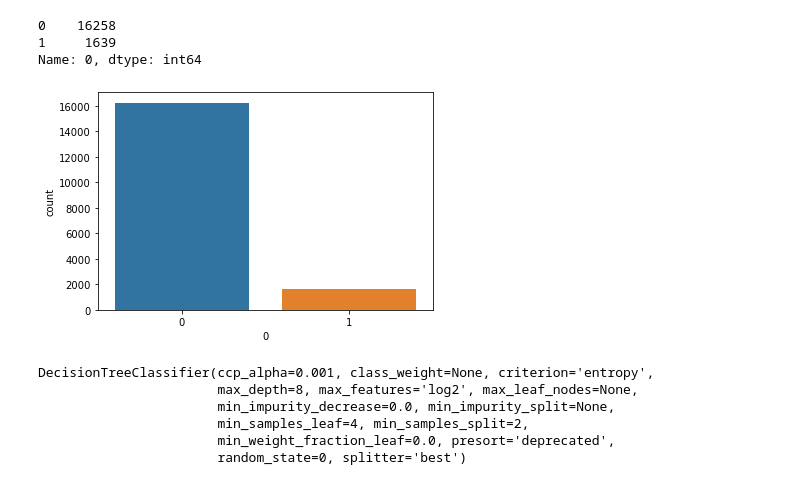
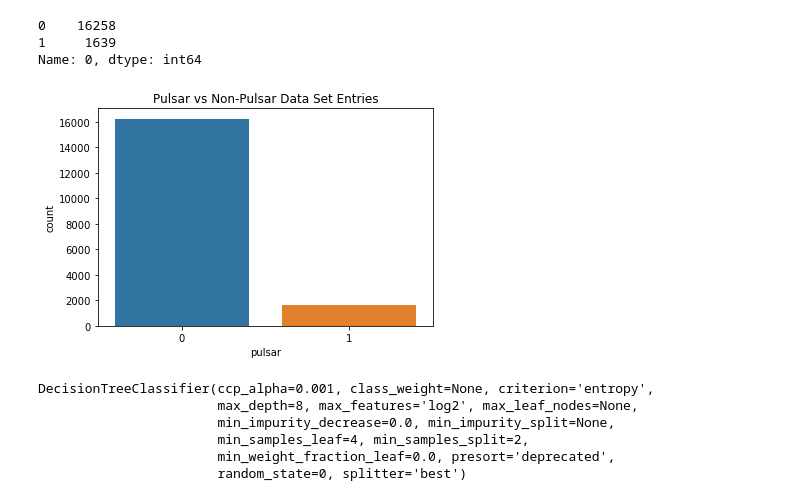
Before and after one commit to pparr/ml-supervised-learning, a Jupyter notebook: tuning/DT_gridsearch_pulsar.ipynb, the cells around one changed output. Drawn from its saved outputs; the diff is of its cells as text; code cells hidden in the pictures.

```diff
--- a/tuning/DT_gridsearch_pulsar.ipynb
+++ b/tuning/DT_gridsearch_pulsar.ipynb
@@ -12,19 +12,22 @@ from sklearn.model_selection import GridSearchCV
 # %%
 # Dataset source:
 # http://archive.ics.uci.edu/ml/datasets/HTRU2#
 
 # Read in data
 data = pd.read_csv('../data/HTRU2/HTRU_2.csv', sep=',')
 
-sns.countplot(data.iloc[:,-1]) # plot number of things with each value
+sns_plot = sns.countplot(data.iloc[:,-1]) # plot number of things with each value
+sns_plot.set(xlabel='pulsar', title='Pulsar vs Non-Pulsar Data Set Entries')
+fig = sns_plot.get_figure()
+fig.savefig('../images/data_imbalance_pulsar.png')
 
 data.iloc[:,-1].value_counts(sort=True)
 # skewed toward predicting negative
 # %% [output]
 0    16258
 1     1639
 Name: 0, dtype: int64
-[figure, old version]
+[figure, new version]
 # %%
 # Create training, testing, and validation sets
 
```
Also changed, not shown: 15 other files.
